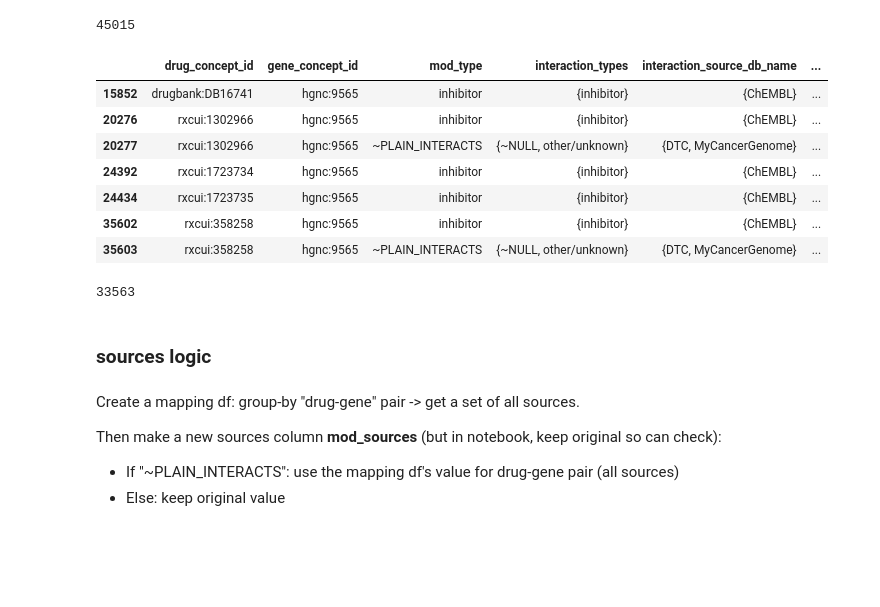
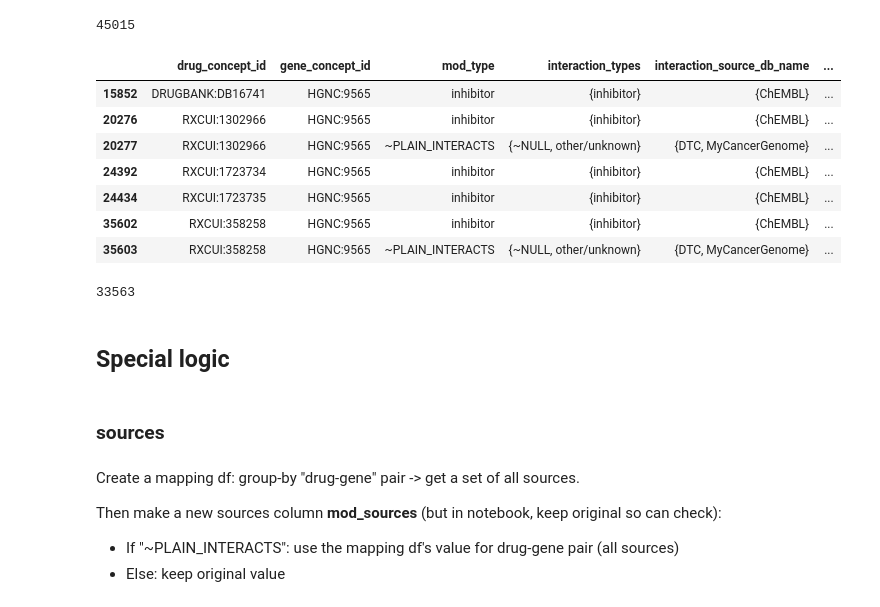
Before and after one commit to NCATSTranslator/translator-ingests, a Jupyter notebook: src/translator_ingest/ingests/dgidb/dgidb_dev.ipynb, the cells around one changed output. Saved outputs shown, nothing was run; the diff lists cells and outputs as text; code cells hidden in the pictures; blank space fills up the shorter version.

```diff
--- a/src/translator_ingest/ingests/dgidb/dgidb_dev.ipynb
+++ b/src/translator_ingest/ingests/dgidb/dgidb_dev.ipynb
@@ -453,10 +448,12 @@ PREFIXES_TO_DROP = [
     "chemidplus",
 ]
 # %%
+## INCLUDE IN PARSER
 ## set case=False so it isn't case-sensitive on matches!
 
 n_before = df.shape[0]
-df = df[~df.drug_prefix.str.contains('|'.join(PREFIXES_TO_DROP), case=False)].copy()
+df = df[~df.drug_prefix.str.contains('|'.join(PREFIXES_TO_DROP),
+                                     case=False)].copy()
 
 ## -> log
 print(f"{df.shape[0]} rows ({df.shape[0] / n_before:.1%}) after filtering out drug namespaces that can't be NodeNormed")
@@ -465,3 +462,7 @@ print(f"{df.shape[0]} rows ({df.shape[0] / n_before:.1%}) after filtering out dr
+# %%
+## PARTIAL INCLUDE IN PARSER
+
+df.drop(columns=["gene_prefix", "drug_prefix"], inplace=True)
 # %%
 df.info()
 # %% [output]
@@ -538,0 +486,9 @@ Name: count, dtype: int64
+# %%
+## INCLUDE IN PARSER
+## change ID prefixes to Translator standard: mostly making all upper-case
+
+df["drug_concept_id"] = df["drug_concept_id"].str.upper()
+df["gene_concept_id"] = df["gene_concept_id"].str.upper()
+## special handling for some prefixes: CHEMBL, NCBIGENE
+df["drug_concept_id"] = df["drug_concept_id"].str.replace("CHEMBL:", "CHEMBL.COMPOUND:")
+df["gene_concept_id"] = df["gene_concept_id"].str.replace("NCBIGENE:", "NCBIGene:")
@@ -705,6 +753,4 @@ Based on spot-check, don't see cases where the `~NULL` has the same sources as i
 # %%
-df.drop("drug_prefix", axis=1, inplace=True)
-
 df.columns.to_list()
 # %% [output]
 ['gene_claim_name',
@@ -801,24 +854,28 @@ experiment_setup.shape[0]
 # %% [output]
 45015
 # %%
+## EDA
+
 ## check what rows look like with both original ~PLAIN_INTERACTS values
 
-experiment_setup[experiment_setup["gene_concept_id"] == "hgnc:9565"]
+experiment_setup[experiment_setup["gene_concept_id"] == "HGNC:9565"]
 # %% [output]
 |  | drug_concept_id | gene_concept_id | mod_type | interaction_types | interaction_source_db_name | ... |
-| 15852 | drugbank:DB16741 | hgnc:9565 | inhibitor | {inhibitor} | {ChEMBL} | ... |
-| 20276 | rxcui:1302966 | hgnc:9565 | inhibitor | {inhibitor} | {ChEMBL} | ... |
-| 20277 | rxcui:1302966 | hgnc:9565 | ~PLAIN_INTERACTS | {~NULL, other/unknown} | {DTC, MyCancerGenome} | ... |
-| 24392 | rxcui:1723734 | hgnc:9565 | inhibitor | {inhibitor} | {ChEMBL} | ... |
-| 24434 | rxcui:1723735 | hgnc:9565 | inhibitor | {inhibitor} | {ChEMBL} | ... |
-| 35602 | rxcui:358258 | hgnc:9565 | inhibitor | {inhibitor} | {ChEMBL} | ... |
-| 35603 | rxcui:358258 | hgnc:9565 | ~PLAIN_INTERACTS | {~NULL, other/unknown} | {DTC, MyCancerGenome} | ... |
+| 15852 | DRUGBANK:DB16741 | HGNC:9565 | inhibitor | {inhibitor} | {ChEMBL} | ... |
+| 20276 | RXCUI:1302966 | HGNC:9565 | inhibitor | {inhibitor} | {ChEMBL} | ... |
+| 20277 | RXCUI:1302966 | HGNC:9565 | ~PLAIN_INTERACTS | {~NULL, other/unknown} | {DTC, MyCancerGenome} | ... |
+| 24392 | RXCUI:1723734 | HGNC:9565 | inhibitor | {inhibitor} | {ChEMBL} | ... |
+| 24434 | RXCUI:1723735 | HGNC:9565 | inhibitor | {inhibitor} | {ChEMBL} | ... |
+| 35602 | RXCUI:358258 | HGNC:9565 | inhibitor | {inhibitor} | {ChEMBL} | ... |
+| 35603 | RXCUI:358258 | HGNC:9565 | ~PLAIN_INTERACTS | {~NULL, other/unknown} | {DTC, MyCancerGenome} | ... |
 # %%
 experiment_setup[experiment_setup["mod_type"] == "~PLAIN_INTERACTS"].shape[0]
 # %% [output]
 33563
+# %% [markdown]
+## Special logic
 # %% [markdown]
-### sources logic
+### sources
 # %% [markdown]
 Create a mapping df: group-by "drug-gene" pair -> get a set of all sources.
 
```
Also changed, not shown: parts of 81 cells of this notebook.
